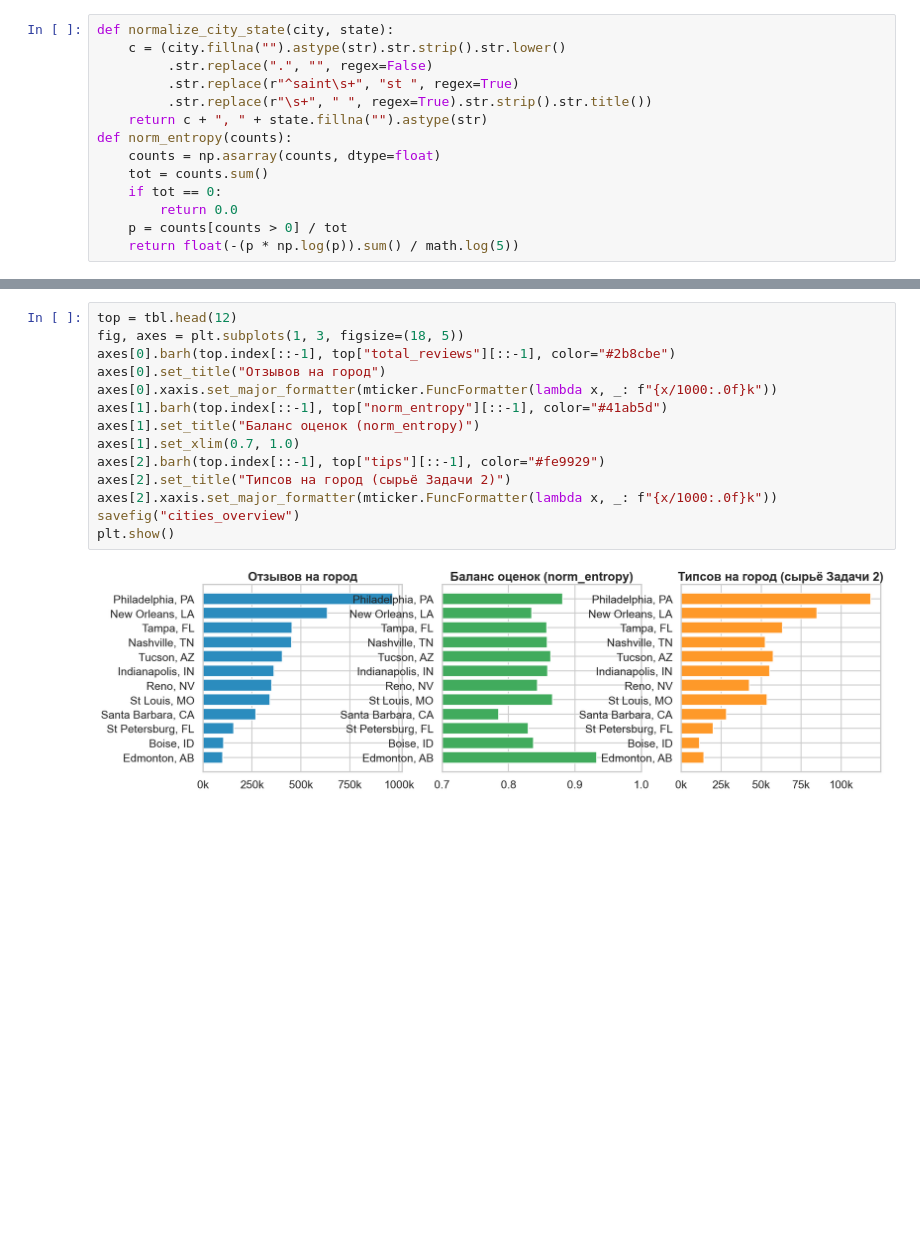
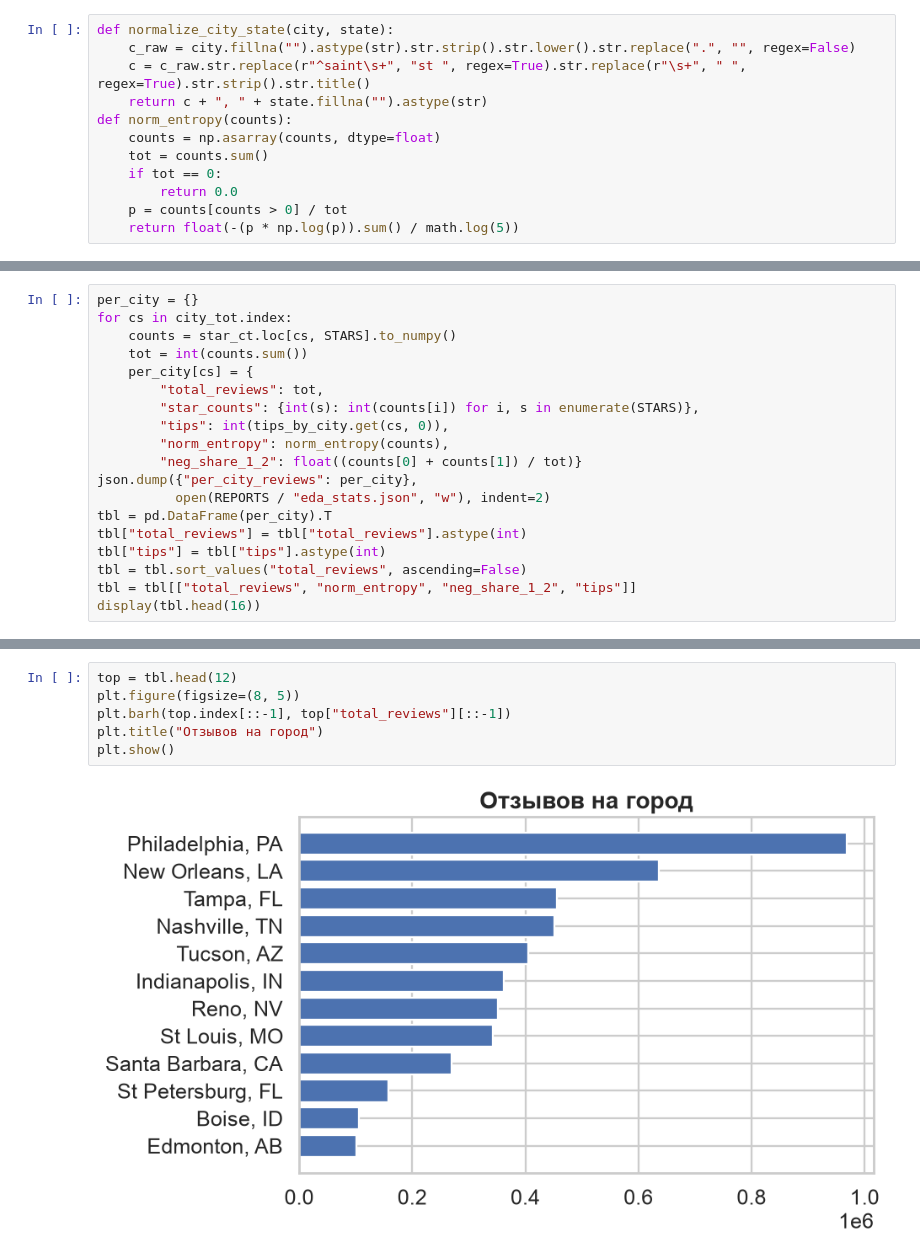
Before and after one commit to bluesteelll/gp5, a Jupyter notebook: notebooks/EDA_1.ipynb, the cells around one changed output, grey strips where cells are left out. Drawn from its saved outputs; the diff is of its cells as text; blank space fills up the shorter version.

```diff
--- a/notebooks/EDA_1.ipynb
+++ b/notebooks/EDA_1.ipynb
@@ -91,9 +89,7 @@ tip      :    908,915 записей
 # %%
 def normalize_city_state(city, state):
-    c = (city.fillna("").astype(str).str.strip().str.lower()
-         .str.replace(".", "", regex=False)
-         .str.replace(r"^saint\s+", "st ", regex=True)
-         .str.replace(r"\s+", " ", regex=True).str.strip().str.title())
+    c_raw = city.fillna("").astype(str).str.strip().str.lower().str.replace(".", "", regex=False)
+    c = c_raw.str.replace(r"^saint\s+", "st ", regex=True).str.replace(r"\s+", " ", regex=True).str.strip().str.title()
     return c + ", " + state.fillna("").astype(str)
 def norm_entropy(counts):
     counts = np.asarray(counts, dtype=float)
@@ -166,0 +124,19 @@ display(tbl.head(16).style.format({"total_reviews": "{:,.0f}", "tips": "{:,.0f}"
+# %%
+per_city = {}
+for cs in city_tot.index:
+    counts = star_ct.loc[cs, STARS].to_numpy()
+    tot = int(counts.sum())
+    per_city[cs] = {
+        "total_reviews": tot,
+        "star_counts": {int(s): int(counts[i]) for i, s in enumerate(STARS)},
+        "tips": int(tips_by_city.get(cs, 0)),
+        "norm_entropy": norm_entropy(counts),
+        "neg_share_1_2": float((counts[0] + counts[1]) / tot)}
+json.dump({"per_city_reviews": per_city},
+          open(REPORTS / "eda_stats.json", "w"), indent=2)
+tbl = pd.DataFrame(per_city).T
+tbl["total_reviews"] = tbl["total_reviews"].astype(int)
+tbl["tips"] = tbl["tips"].astype(int)
+tbl = tbl.sort_values("total_reviews", ascending=False)
+tbl = tbl[["total_reviews", "norm_entropy", "neg_share_1_2", "tips"]]
+display(tbl.head(16))
@@ -167,16 +161,8 @@ display(tbl.head(16).style.format({"total_reviews": "{:,.0f}", "tips": "{:,.0f}"
 # %%
 top = tbl.head(12)
-fig, axes = plt.subplots(1, 3, figsize=(18, 5))
-axes[0].barh(top.index[::-1], top["total_reviews"][::-1], color="#2b8cbe")
-axes[0].set_title("Отзывов на город")
-axes[0].xaxis.set_major_formatter(mticker.FuncFormatter(lambda x, _: f"{x/1000:.0f}k"))
-axes[1].barh(top.index[::-1], top["norm_entropy"][::-1], color="#41ab5d")
-axes[1].set_title("Баланс оценок (norm_entropy)")
-axes[1].set_xlim(0.7, 1.0)
-axes[2].barh(top.index[::-1], top["tips"][::-1], color="#fe9929")
-axes[2].set_title("Типсов на город (сырьё Задачи 2)")
-axes[2].xaxis.set_major_formatter(mticker.FuncFormatter(lambda x, _: f"{x/1000:.0f}k"))
-savefig("cities_overview")
+plt.figure(figsize=(8, 5))
+plt.barh(top.index[::-1], top["total_reviews"][::-1])
+plt.title("Отзывов на город")
 plt.show()
 # %% [output]
-[figure, old version]
+[figure, new version]
```
Also changed, not shown: parts of 23 cells of this notebook, 5 other files.
